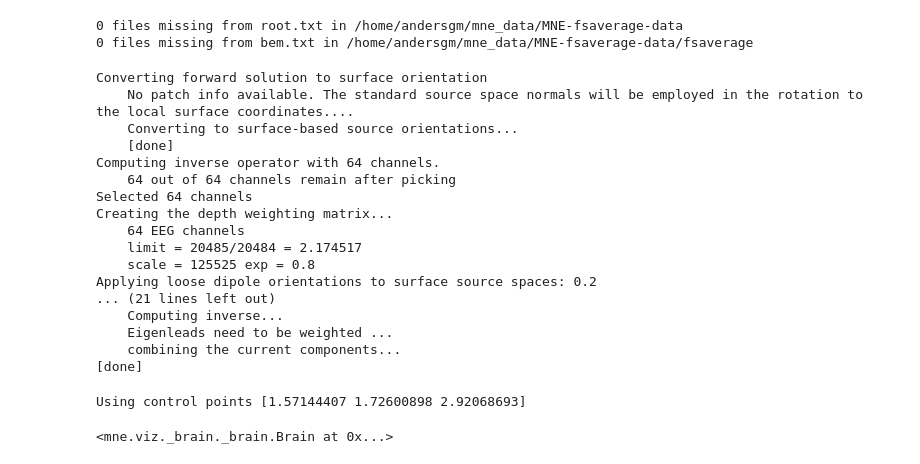
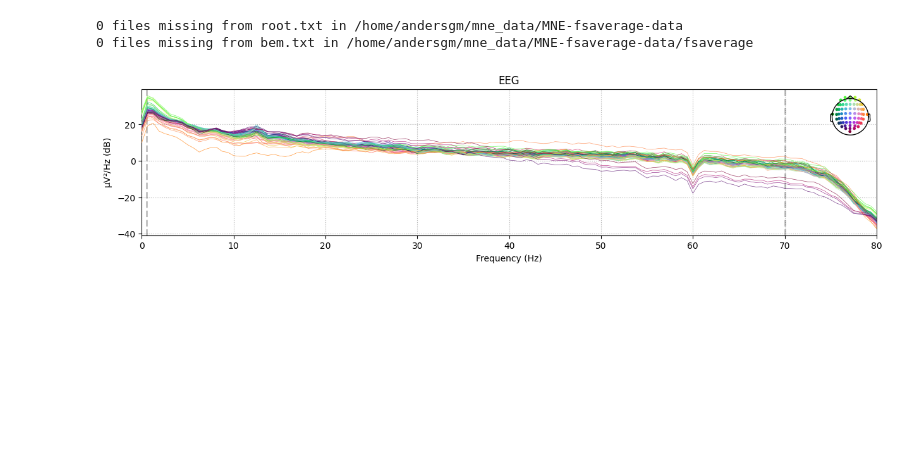
Before and after one commit to gjoelbye/TCAV-BENDR, a Jupyter notebook: notebooks/development-anders.ipynb, the cells around one changed output. Drawn from its saved outputs; the diff is of its cells as text; code cells hidden in the pictures; blank space fills up the shorter version.

```diff
--- a/notebooks/development-anders.ipynb
+++ b/notebooks/development-anders.ipynb
@@ -14,31 +14,42 @@ import matplotlib.pyplot as plt
 #
 # License: BSD-3-Clause
 
-import os.path as op
+import os
 import numpy as np
+import matplotlib.pyplot as plt
 
 import mne
-from mne.datasets import eegbci
-from mne.datasets import fetch_fsaverage
+from mne.datasets import eegbci, fetch_fsaverage
+from mne.minimum_norm import apply_inverse, read_inverse_operator
+from pathlib import Path
 
 # Download fsaverage files
-fs_dir = fetch_fsaverage(verbose=True)
-subjects_dir = op.dirname(fs_dir)
+fs_dir = Path(fetch_fsaverage(verbose=True))
+subjects_dir = os.path.dirname(fs_dir)
 
 # The files live in:
 subject = 'fsaverage'
 trans = 'fsaverage'  # MNE has a built-in fsaverage transformation
-src = op.join(fs_dir, 'bem', 'fsaverage-ico-5-src.fif')
-bem = op.join(fs_dir, 'bem', 'fsaverage-5120-5120-5120-bem-sol.fif')
+src_path = fs_dir / 'bem' / 'fsaverage-ico-5-src.fif'
+bem_path = fs_dir / 'bem' / 'fsaverage-5120-5120-5120-bem-sol.fif'
+edf_file = 'notebooks/S001R10.edf'
 # %% [output]
 0 files missing from root.txt in /home/andersgm/mne_data/MNE-fsaverage-data
 0 files missing from bem.txt in /home/andersgm/mne_data/MNE-fsaverage-data/fsaverage
 # %%
-FILE = 'notebooks/S001R10.edf'
+raw = mne.io.read_raw_edf(edf_file, verbose=False, preload=True)
+mne.datasets.eegbci.standardize(raw)
+raw = raw.set_eeg_reference(ref_channels='average', projection=True, verbose = False)
 
-raw = mne.io.read_raw_edf(FILE, verbose=False, preload=True)
-mne.datasets.eegbci.standardize(raw)  # set channel names
 montage = mne.channels.make_standard_montage('standard_1020')
-raw = raw.set_montage(montage); # set montage
-raw = raw.set_eeg_reference(projection=True, verbose = False)
+raw = raw.set_montage(montage)
+
+raw = raw.filter(0.5, 70, verbose = False)
+raw = raw.notch_filter(60, verbose = False)
+
+fig, ax = plt.subplots(1, 1, figsize=(15, 3))
+raw.compute_psd(verbose = False).plot(axes = ax)
+plt.show()
+# %% [output]
+[figure, added]
 # %%
@@ -58,28 +67,4 @@ method = "sLORETA"
 # %%
-inv = mne.minimum_norm.make_inverse_operator(
-    raw.info, fwd, cov, verbose=True)
-
-stc = mne.minimum_norm.apply_inverse_raw(raw, inv, lambda2, method=method, start=imin, stop=imax)
+stc = mne.minimum_norm.apply_inverse_raw(raw, inv, lambda2, method=method,
+                                         nave = 1, start = 0, stop = 1600,
+                                         verbose = False)
-# %% [output]
-Converting forward solution to surface orientation
-    No patch info available. The standard source space normals will be employed in the rotation to the local surface coordinates....
-    Converting to surface-based source orientations...
-    [done]
-Computing inverse operator with 64 channels.
-    64 out of 64 channels remain after picking
-Selected 64 channels
-Creating the depth weighting matrix...
-    64 EEG channels
-    limit = 20485/20484 = 2.174517
-    scale = 125525 exp = 0.8
-Applying loose dipole orientations to surface source spaces: 0.2
-... (21 lines left out)
-    Computing inverse...
-    Eigenleads need to be weighted ...
-    combining the current components...
-[done]
-# %%
-stc.plot()
-# %% [output]
-Using control points [1.57144407 1.72600898 2.92068693]
-<mne.viz._brain._brain.Brain at 0x...>
```
Also changed, not shown: parts of 8 cells of this notebook.
